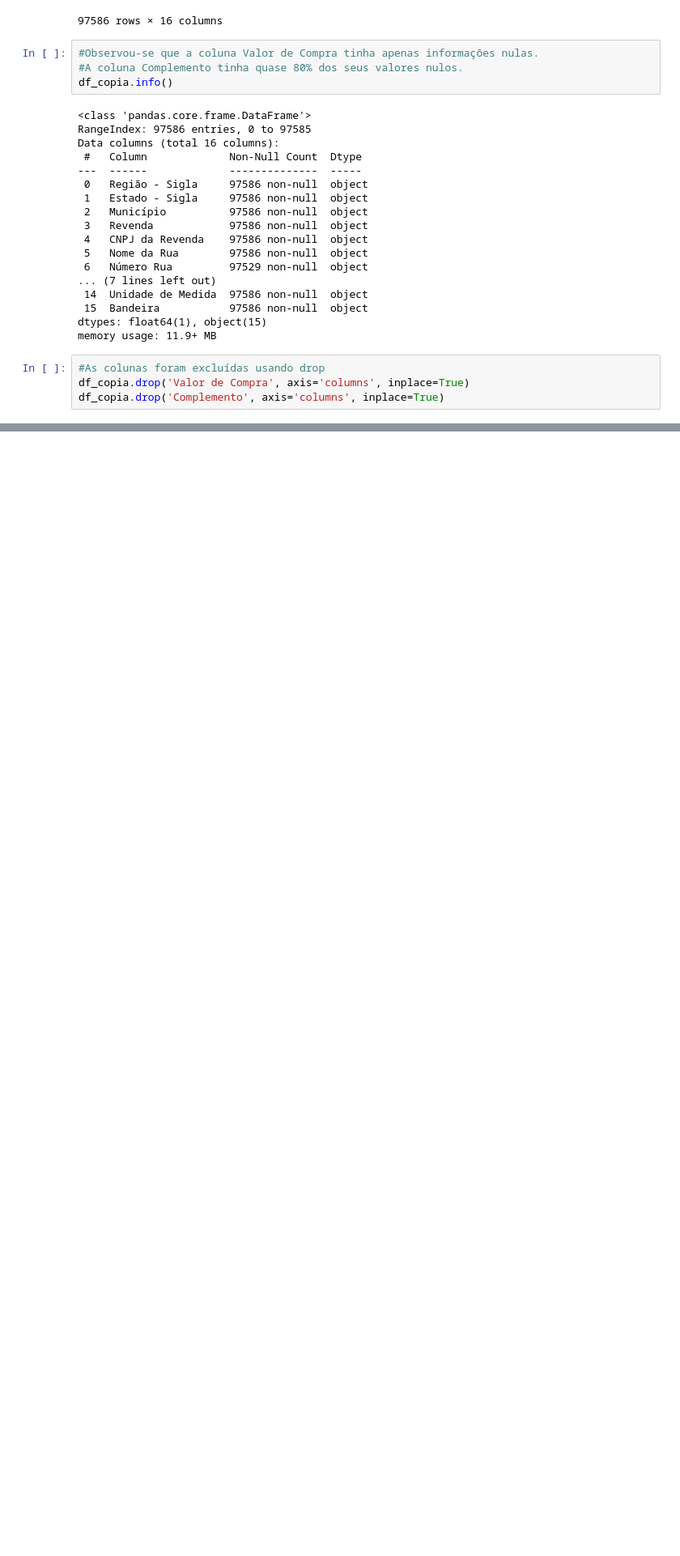
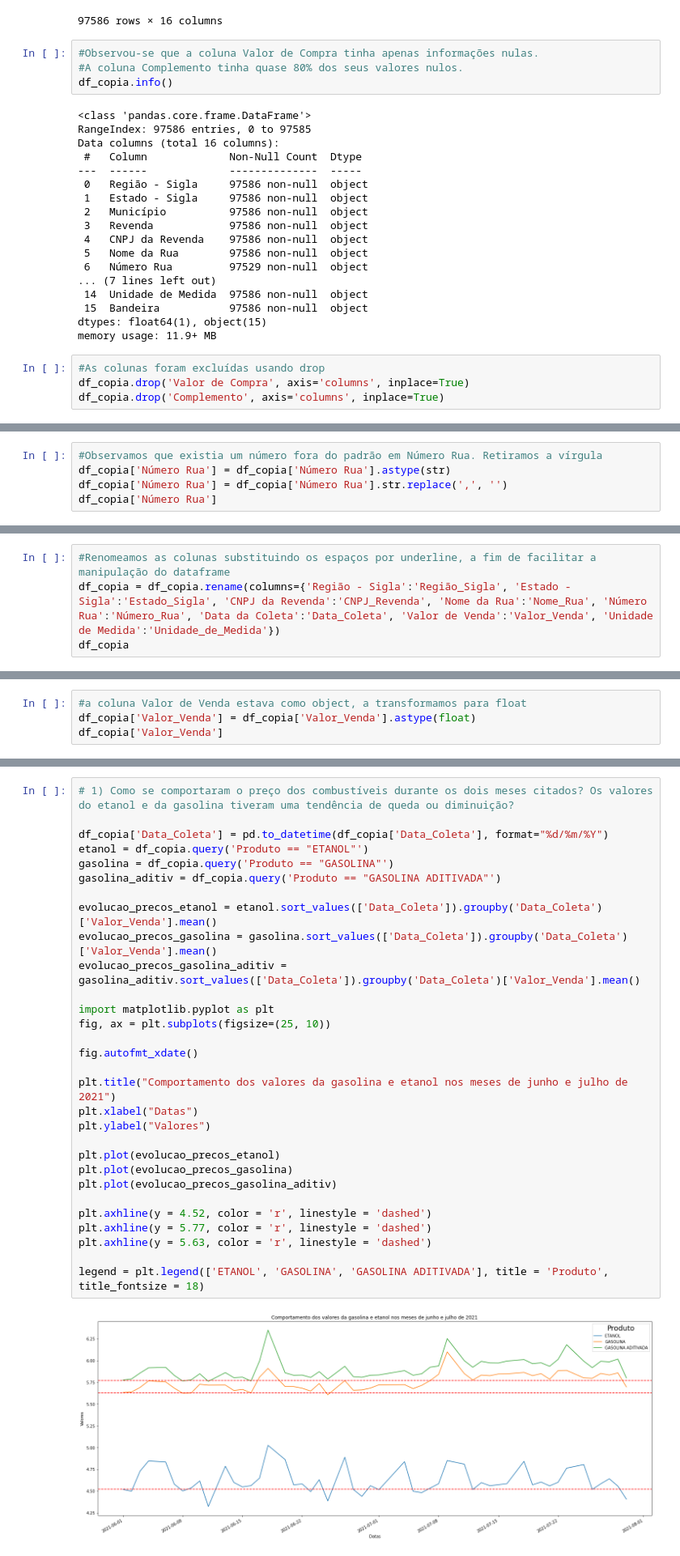
Before and after one commit to LeGuigs/Projeto_M4_DA, a Jupyter notebook: Notebook_Projeto_M4_Grupo4_ANP.ipynb, the cells around one changed output, grey strips where cells are left out. Shown at 81% size. Cells and saved outputs as stored; diff of their text form; blank space fills up the shorter version.

```diff
--- a/Notebook_Projeto_M4_Grupo4_ANP.ipynb
+++ b/Notebook_Projeto_M4_Grupo4_ANP.ipynb
@@ -321,0 +339,5 @@ df_copia.drop('Complemento', axis='columns', inplace=True)
+# %%
+#Observamos que existia um número fora do padrão em Número Rua. Retiramos a vírgula
+df_copia['Número Rua'] = df_copia['Número Rua'].astype(str)
+df_copia['Número Rua'] = df_copia['Número Rua'].str.replace(',', '')
+df_copia['Número Rua']
@@ -321,0 +391,4 @@ df_copia.drop('Complemento', axis='columns', inplace=True)
+# %%
+#Renomeamos as colunas substituindo os espaços por underline, a fim de facilitar a manipulação do dataframe
+df_copia = df_copia.rename(columns={'Região - Sigla':'Região_Sigla', 'Estado - Sigla':'Estado_Sigla', 'CNPJ da Revenda':'CNPJ_Revenda', 'Nome da Rua':'Nome_Rua', 'Número Rua':'Número_Rua', 'Data da Coleta':'Data_Coleta', 'Valor de Venda':'Valor_Venda', 'Unidade de Medida':'Unidade_de_Medida'})
+df_copia
@@ -321,0 +409,4 @@ df_copia.drop('Complemento', axis='columns', inplace=True)
+# %%
+#a coluna Valor de Venda estava como object, a transformamos para float
+df_copia['Valor_Venda'] = df_copia['Valor_Venda'].astype(float)
+df_copia['Valor_Venda']
@@ -321,0 +458,32 @@ df_copia.drop('Complemento', axis='columns', inplace=True)
+# %%
+# 1) Como se comportaram o preço dos combustíveis durante os dois meses citados? Os valores do etanol e da gasolina tiveram uma tendência de queda ou diminuição?
+
+df_copia['Data_Coleta'] = pd.to_datetime(df_copia['Data_Coleta'], format="%d/%m/%Y")
+etanol = df_copia.query('Produto == "ETANOL"')
+gasolina = df_copia.query('Produto == "GASOLINA"')
+gasolina_aditiv = df_copia.query('Produto == "GASOLINA ADITIVADA"')
+
+evolucao_precos_etanol = etanol.sort_values(['Data_Coleta']).groupby('Data_Coleta')['Valor_Venda'].mean()
+evolucao_precos_gasolina = gasolina.sort_values(['Data_Coleta']).groupby('Data_Coleta')['Valor_Venda'].mean()
+evolucao_precos_gasolina_aditiv = gasolina_aditiv.sort_values(['Data_Coleta']).groupby('Data_Coleta')['Valor_Venda'].mean()
+
+import matplotlib.pyplot as plt
+fig, ax = plt.subplots(figsize=(25, 10))
+
+fig.autofmt_xdate()
+
+plt.title("Comportamento dos valores da gasolina e etanol nos meses de junho e julho de 2021")
+plt.xlabel("Datas")
+plt.ylabel("Valores")
+
+plt.plot(evolucao_precos_etanol)
+plt.plot(evolucao_precos_gasolina)
+plt.plot(evolucao_precos_gasolina_aditiv)
+
+plt.axhline(y = 4.52, color = 'r', linestyle = 'dashed')
+plt.axhline(y = 5.77, color = 'r', linestyle = 'dashed')
+plt.axhline(y = 5.63, color = 'r', linestyle = 'dashed')
+
+legend = plt.legend(['ETANOL', 'GASOLINA', 'GASOLINA ADITIVADA'], title = 'Produto', title_fontsize = 18)
+# %% [output]
+[figure, added]
```
Also changed, not shown: parts of 19 cells of this notebook.
